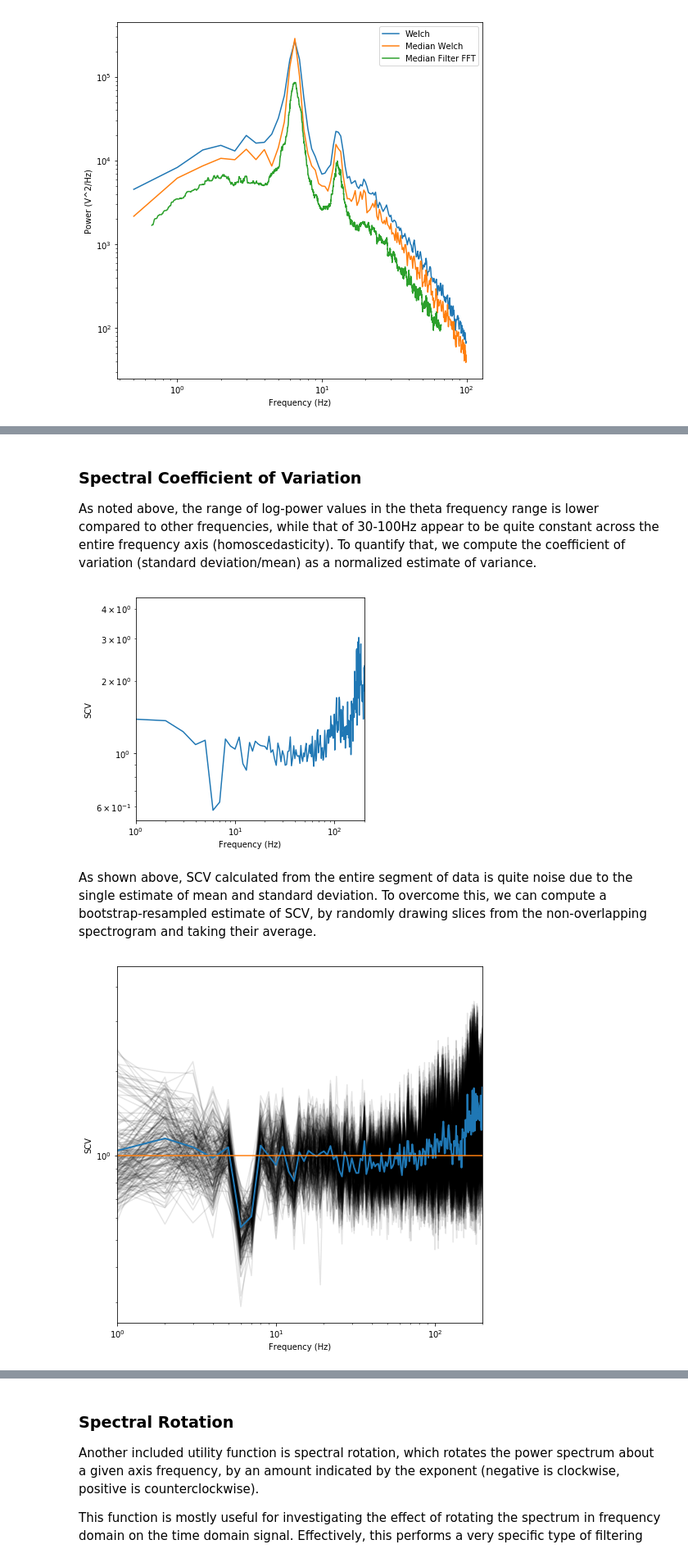
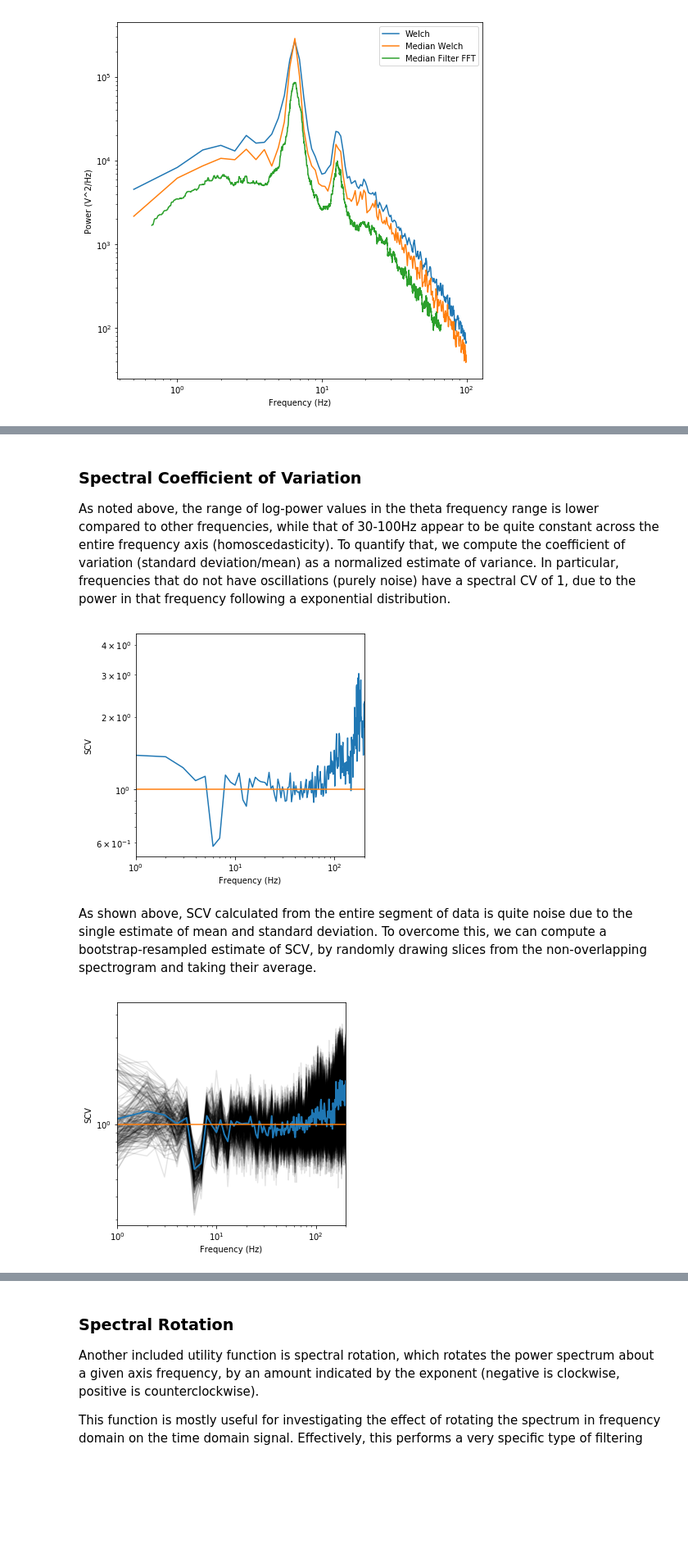
Before and after one commit to neurodsp-tools/neurodsp, a Jupyter notebook: tutorials/4-SpectralAnalysis.ipynb, the cells around one changed output, grey strips where cells are left out. Shown at 82% size. Saved outputs shown, nothing was run; the diff lists cells and outputs as text; code cells hidden in the pictures; blank space fills up the shorter version.

```diff
--- a/tutorials/4-SpectralAnalysis.ipynb
+++ b/tutorials/4-SpectralAnalysis.ipynb
@@ -82,28 +83,29 @@ f, bins, spect_hist = spectral.spectral_hist(x, fs, nbins=50, f_lim=(0,80), cutp
 # %% [markdown]
 ### Spectral Coefficient of Variation
-As noted above, the range of log-power values in the theta frequency range is lower compared to other frequencies, while that of 30-100Hz appear to be quite constant across the entire frequency axis (homoscedasticity). To quantify that, we compute the coefficient of variation (standard deviation/mean) as a normalized estimate of variance.
+As noted above, the range of log-power values in the theta frequency range is lower compared to other frequencies, while that of 30-100Hz appear to be quite constant across the entire frequency axis (homoscedasticity). To quantify that, we compute the coefficient of variation (standard deviation/mean) as a normalized estimate of variance. In particular, frequencies that do not have oscillations (purely noise) have a spectral CV of 1, due to the power in that frequency following a exponential distribution.
 # %%
 f, scv = spectral.compute_scv(x, fs, nperseg=int(fs),noverlap=0)
 plt.figure(figsize=(5,5))
 plt.loglog(f,scv)
+plt.loglog(f, len(f)*[1.])
 plt.xlim([1, 200])
 plt.xlabel('Frequency (Hz)')
 plt.ylabel('SCV')
 plt.show()
 # %% [output]
-[figure, old version]
+[figure, new version]
 # %% [markdown]
 As shown above, SCV calculated from the entire segment of data is quite noise due to the single estimate of mean and standard deviation. To overcome this, we can compute a bootstrap-resampled estimate of SCV, by randomly drawing slices from the non-overlapping spectrogram and taking their average.
 # %%
 f, T, SCVrs = spectral.compute_scv_rs(x, fs,nperseg=fs, method='bootstrap', rs_params=(20, 200))
-plt.figure(figsize=(8,8))
+plt.figure(figsize=(5,5))
 plt.loglog(f, SCVrs, 'k', alpha=0.1);
 plt.loglog(f, np.mean(SCVrs, axis=1), lw=2)
 plt.loglog(f, len(f)*[1.])
 plt.xlim((1,200))
 plt.xlabel('Frequency (Hz)')
 plt.ylabel('SCV')
 plt.show()
 # %% [output]
-[figure, old version]
+[figure, new version]
 # %% [markdown]
```
Also changed, not shown: parts of 12 cells of this notebook, 3 other files.
